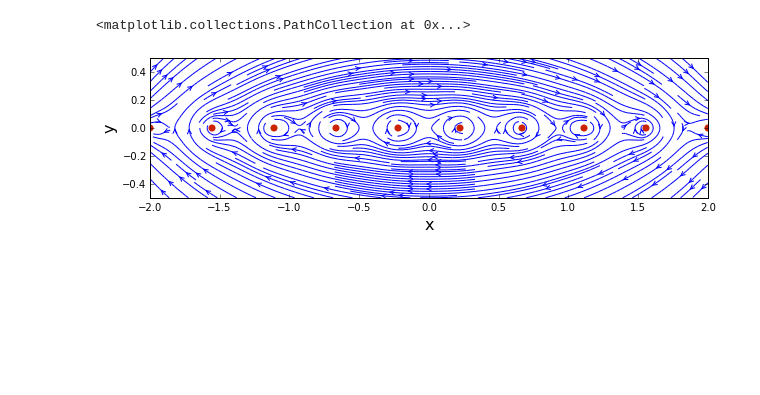
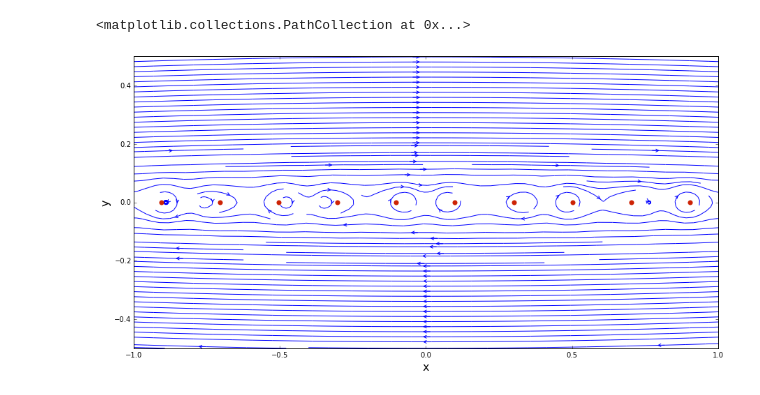
Before and after one commit to mglasstone/MAE6226, a Jupyter notebook: Lesson 05 - Row of Vortices Code.ipynb, the cells around one changed output. Drawn from its saved outputs; the diff is of its cells as text; code cells hidden in the pictures; blank space fills up the shorter version.

Commit message:
Zoomed plot on finite + added infinite vortices
-Added more vortices and zoomed plot to eliminate curvature on edges
-Implemented infinite line of vortices

```diff
--- a/Lesson 05 - Row of Vortices Code.ipynb
+++ b/Lesson 05 - Row of Vortices Code.ipynb
@@ -13,8 +13,8 @@ X, Y = numpy.meshgrid(x,y)
 # %%
 # vortex sheet information
 gamma = 5 # strength of vortex
-num_vortex = 10 # number of vortices in sheet
-x_vortex = numpy.linspace(x_start, x_end, num_vortex) #evenly space vortex x-coordinates along whole plane
+num_vortex = 200 # number of vortices in sheet
+x_vortex = numpy.linspace(10*x_start, 10*x_end, num_vortex) #evenly space vortex x-coordinates along whole plane
 y_vortex = numpy.zeros(len(x_vortex)) # all along center line
 # %%
 #vortex function definitions
@@ -56,15 +44,17 @@ for i in range(num_vortex):
 # %%
 %matplotlib inline
 
+x_start_zoom = -1.0
+x_end_zoom = 1.0
 # plots the streamlines
-size = 10
-pyplot.figure(figsize=(size, (y_end-y_start)/(x_end-x_start)*size))
+size = 15
+pyplot.figure(figsize=(size, (y_end-y_start)/(x_end_zoom-x_start_zoom)*size))
 pyplot.xlabel('x', fontsize=16)
 pyplot.ylabel('y', fontsize=16)
-pyplot.xlim(x_start, x_end)
+pyplot.xlim(x_start_zoom, x_end_zoom)
 pyplot.ylim(y_start, y_end)
 pyplot.streamplot(X, Y, u, v, density=2, linewidth=1, arrowsize=1, arrowstyle='->')
 pyplot.scatter(x_vortex, y_vortex, color='#CD2305', s=50, marker='o', linewidth=0)
 # %% [output]
 <matplotlib.collections.PathCollection at 0x...>
-[figure, old version]
+[figure, new version]
```
Also changed, not shown: parts of 3 cells of this notebook.
